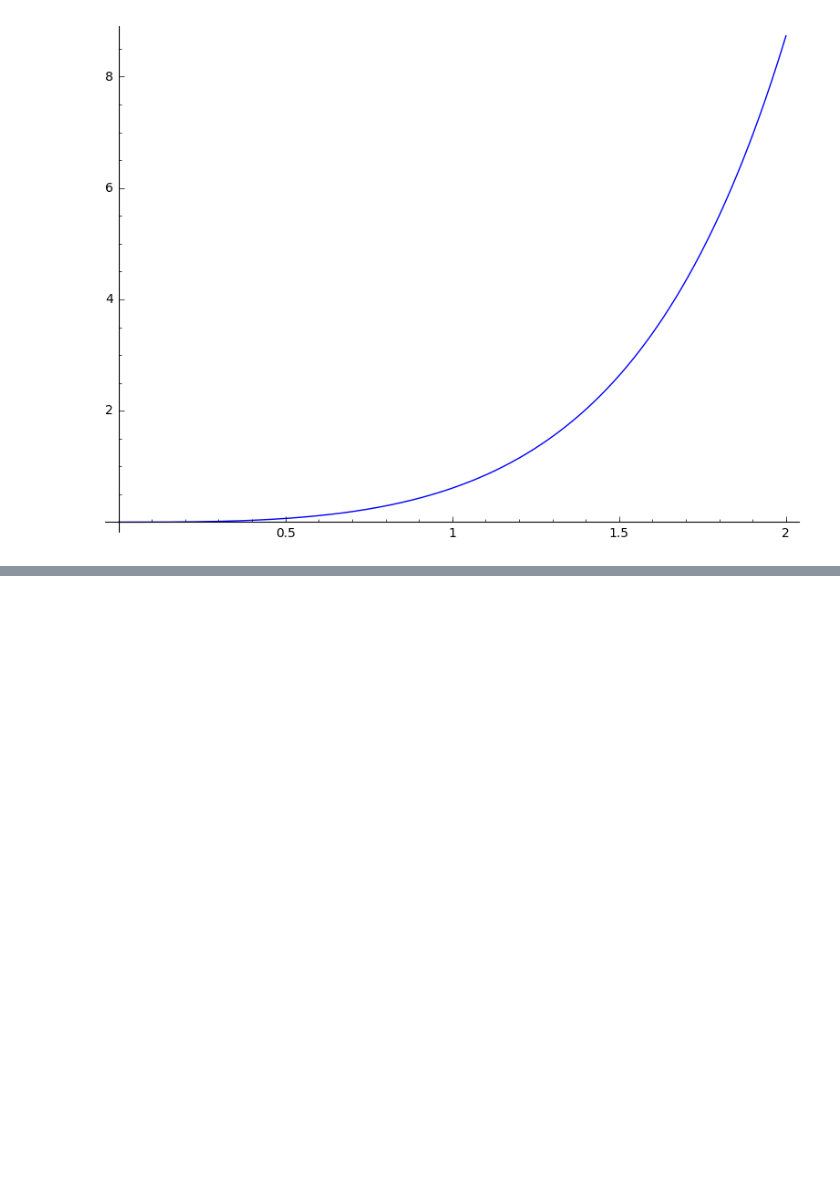
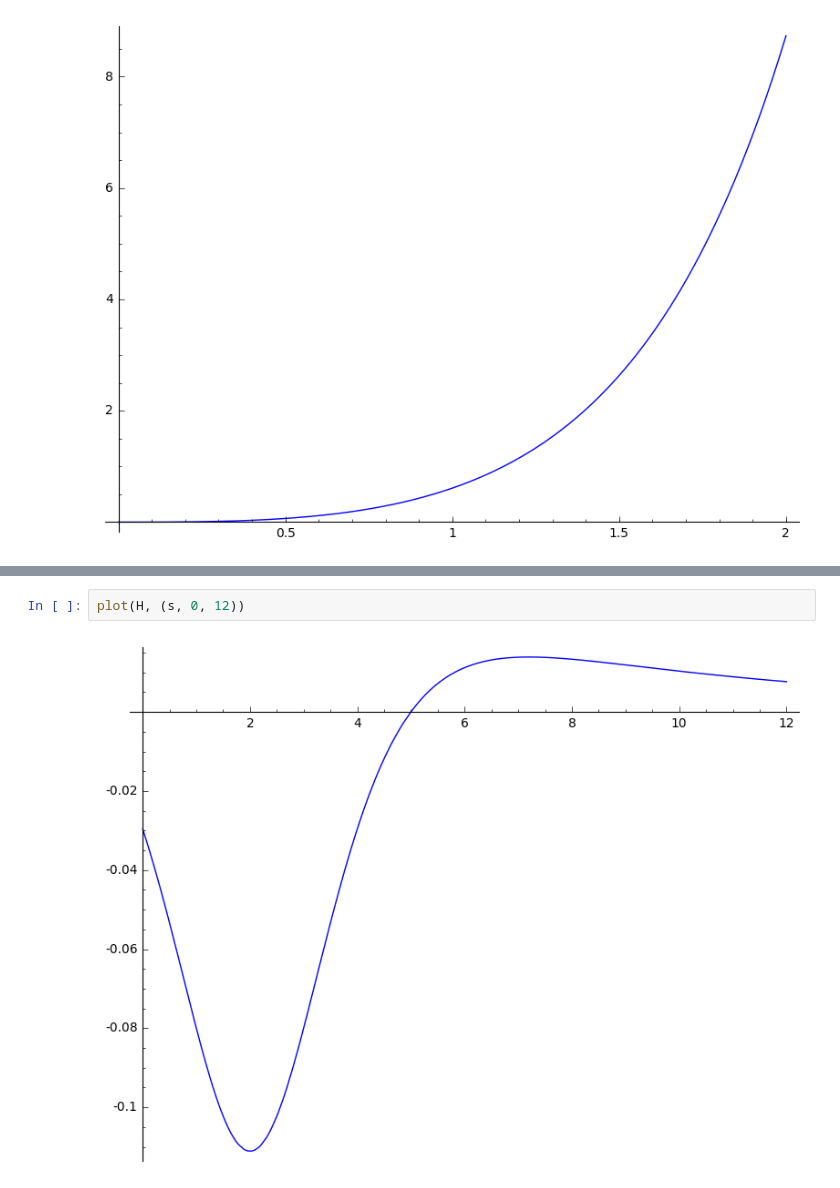
Before and after one commit to coltongrainger/fy18eo, a Jupyter notebook: odes/laplace-transforms.ipynb, the cells around one changed output, grey strips where cells are left out. Drawn from its saved outputs; the diff is of its cells as text; blank space fills up the shorter version.

```diff
--- a/odes/laplace-transforms.ipynb
+++ b/odes/laplace-transforms.ipynb
@@ -523,0 +688,4 @@ t |--> -3/16*(4*t*e^(2*t) - e^(4*t) + 1)*e^(-2*t)
+# %%
+plot(H, (s, 0, 12))
+# %% [output]
+[figure, added]
```
Also changed, not shown: parts of 32 cells of this notebook, 1 other file.
